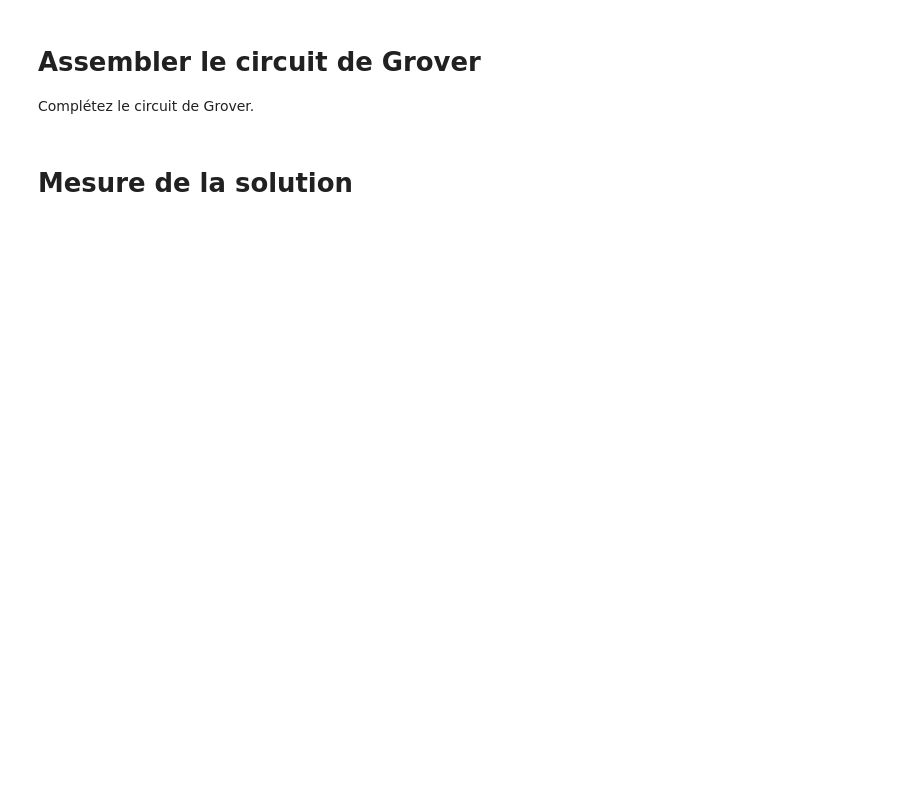
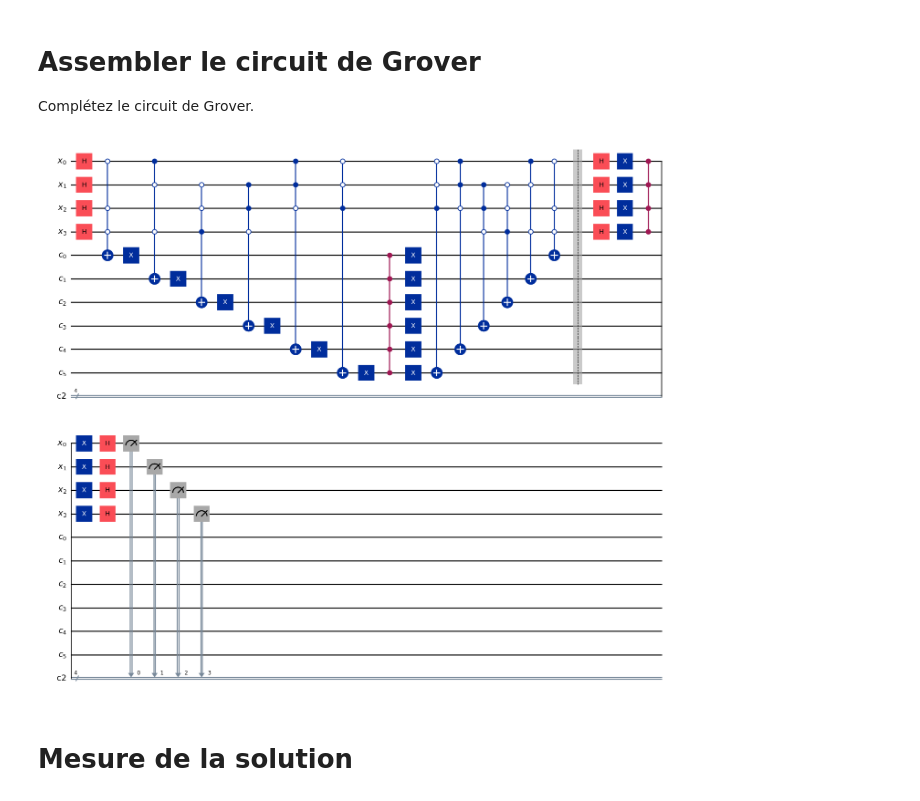
Before and after one commit to AtmolanderMimi/jupiters, a Jupyter notebook: grover_notebook_FR.ipynb, the cells around one changed output. Saved outputs shown, nothing was run; the diff lists cells and outputs as text; code cells hidden in the pictures; blank space fills up the shorter version.

```diff
--- a/grover_notebook_FR.ipynb
+++ b/grover_notebook_FR.ipynb
@@ -214,26 +237,28 @@ Complétez le circuit de Grover.
 # %%
 # Construire le circuit de Grover
 c_bits = ClassicalRegister(nb_variables)
 grover_circuit = QuantumCircuit(var_qubits, clause_qubits, c_bits)
 
 # Ajouter des portes H pour chaque variable
-### 4 portes H pour les variables
+grover_circuit.h(range(4))
 
 # Identifier le nombre d'iterations
 nb_iterations = 1 # Jouez avec le nombre d'itérations pour en voir l'effet
 
 # Ajouter autant d'oracles et de diffuseurs qu'il y a de nombre d'itérations
 for it in range(nb_iterations):
     grover_circuit.append(oracle_circuit.to_gate(label='oracle'), grover_circuit.qubits)
     grover_circuit.barrier(grover_circuit.qubits)
     grover_circuit.append(diffuser_circuit.to_gate(label='diffusor'), grover_circuit.qubits[0:nb_variables])
 
 # Ajouter les mesures pour l'evaluation du circuit
 grover_circuit.measure(var_qubits, c_bits)
 
 # Afficher le circuit
 grover_circuit.decompose(gates_to_decompose=['oracle', 'clauses_circuit', 'diffusor', 'mcx'], reps=3).draw(output='mpl',
                                                                                                    scale=0.8)
+# %% [output]
+[figure, added]
 # %% [markdown]
 # Mesure de la solution
 # %%
```
Also changed, not shown: parts of 9 cells of this notebook.
